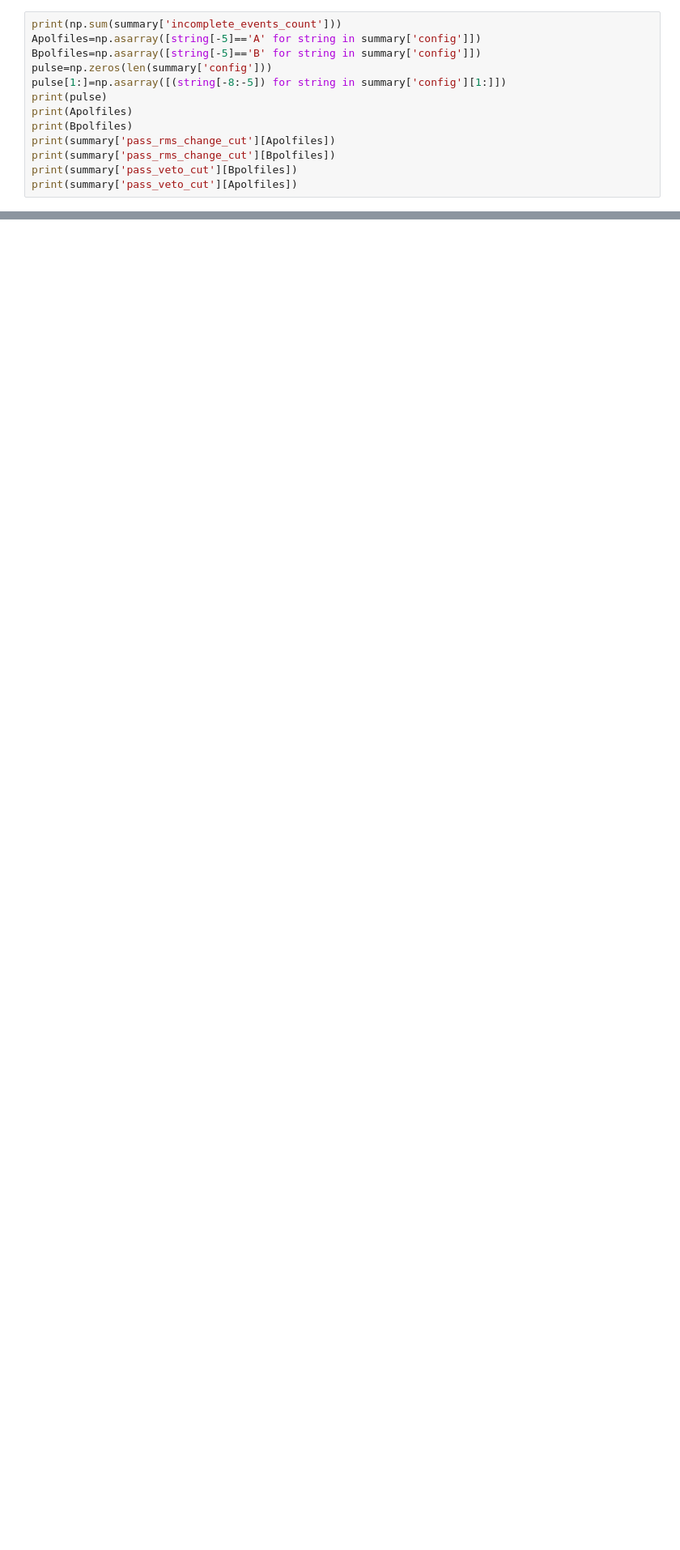
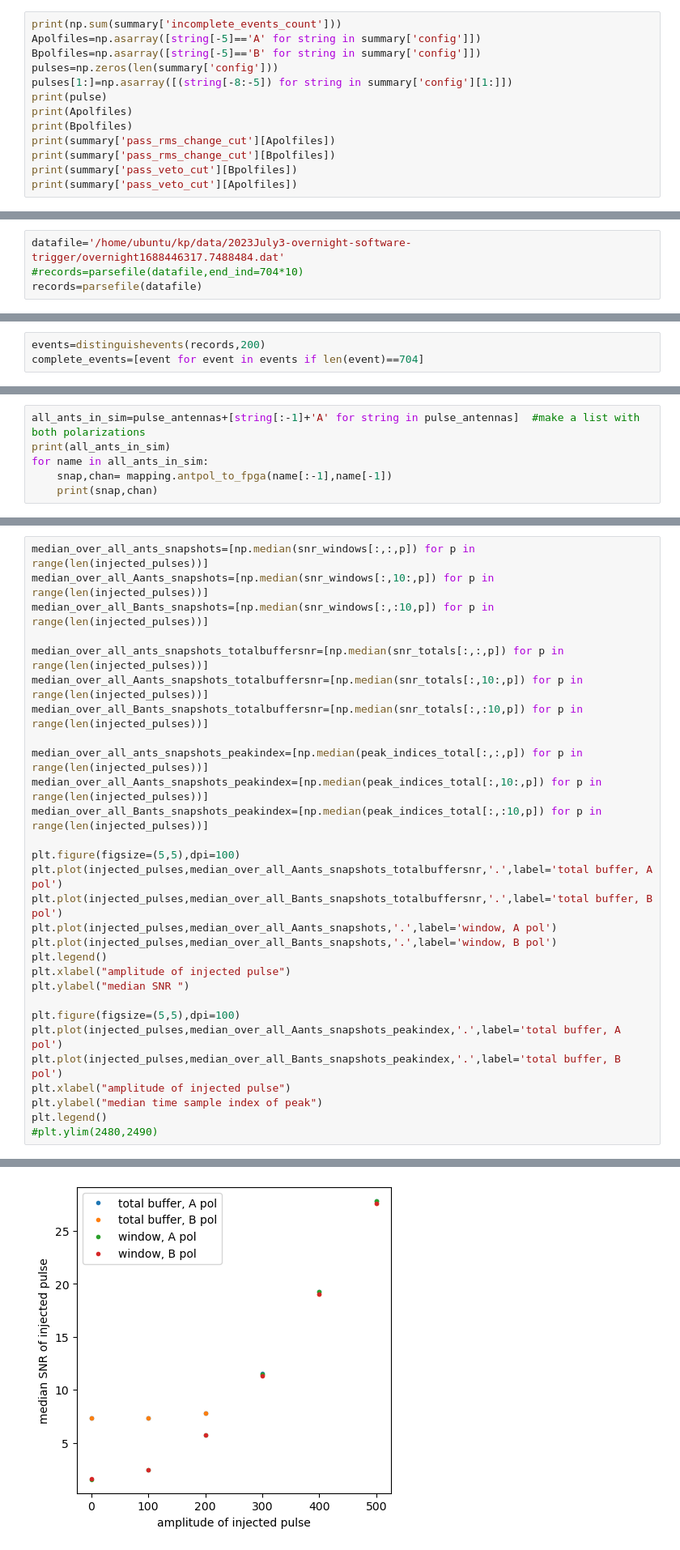
Before and after one commit to kathrynplant/lwa-cosmic-rays, a Jupyter notebook: Simulation_Results.ipynb, the cells around one changed output, grey strips where cells are left out. Shown at 81% size. Cells and saved outputs as stored; diff of their text form; blank space fills up the shorter version.

```diff
--- a/Simulation_Results.ipynb
+++ b/Simulation_Results.ipynb
@@ -48,8 +85,8 @@ for j,line in enumerate(all_lines):
 print(np.sum(summary['incomplete_events_count']))
 Apolfiles=np.asarray([string[-5]=='A' for string in summary['config']])
 Bpolfiles=np.asarray([string[-5]=='B' for string in summary['config']])
-pulse=np.zeros(len(summary['config']))
-pulse[1:]=np.asarray([(string[-8:-5]) for string in summary['config'][1:]])
+pulses=np.zeros(len(summary['config']))
+pulses[1:]=np.asarray([(string[-8:-5]) for string in summary['config'][1:]])
 print(pulse)
 print(Apolfiles)
 print(Bpolfiles)
@@ -122,0 +177,4 @@ Text(0.5, 1.0, 'Version 2 total cut')
+# %%
+datafile='/home/ubuntu/kp/data/2023July3-overnight-software-trigger/overnight1688446317.7488484.dat'
+#records=parsefile(datafile,end_ind=704*10)
+records=parsefile(datafile)
@@ -122,0 +206,3 @@ Text(0.5, 1.0, 'Version 2 total cut')
+# %%
+events=distinguishevents(records,200)
+complete_events=[event for event in events if len(event)==704]
@@ -122,0 +213,6 @@ Text(0.5, 1.0, 'Version 2 total cut')
+# %%
+all_ants_in_sim=pulse_antennas+[string[:-1]+'A' for string in pulse_antennas]  #make a list with both polarizations
+print(all_ants_in_sim)
+for name in all_ants_in_sim:
+    snap,chan= mapping.antpol_to_fpga(name[:-1],name[-1])
+    print(snap,chan)
@@ -122,0 +283,30 @@ Text(0.5, 1.0, 'Version 2 total cut')
+# %%
+median_over_all_ants_snapshots=[np.median(snr_windows[:,:,p]) for p in range(len(injected_pulses))]
+median_over_all_Aants_snapshots=[np.median(snr_windows[:,10:,p]) for p in range(len(injected_pulses))]
+median_over_all_Bants_snapshots=[np.median(snr_windows[:,:10,p]) for p in range(len(injected_pulses))]
+
+median_over_all_ants_snapshots_totalbuffersnr=[np.median(snr_totals[:,:,p]) for p in range(len(injected_pulses))]
+median_over_all_Aants_snapshots_totalbuffersnr=[np.median(snr_totals[:,10:,p]) for p in range(len(injected_pulses))]
+median_over_all_Bants_snapshots_totalbuffersnr=[np.median(snr_totals[:,:10,p]) for p in range(len(injected_pulses))]
+
+median_over_all_ants_snapshots_peakindex=[np.median(peak_indices_total[:,:,p]) for p in range(len(injected_pulses))]
+median_over_all_Aants_snapshots_peakindex=[np.median(peak_indices_total[:,10:,p]) for p in range(len(injected_pulses))]
+median_over_all_Bants_snapshots_peakindex=[np.median(peak_indices_total[:,:10,p]) for p in range(len(injected_pulses))]
+
+plt.figure(figsize=(5,5),dpi=100)
+plt.plot(injected_pulses,median_over_all_Aants_snapshots_totalbuffersnr,'.',label='total buffer, A pol')
+plt.plot(injected_pulses,median_over_all_Bants_snapshots_totalbuffersnr,'.',label='total buffer, B pol')
+plt.plot(injected_pulses,median_over_all_Aants_snapshots,'.',label='window, A pol')
+plt.plot(injected_pulses,median_over_all_Bants_snapshots,'.',label='window, B pol')
+plt.legend()
+plt.xlabel("amplitude of injected pulse")
+plt.ylabel("median SNR ")
+
+plt.figure(figsize=(5,5),dpi=100)
+plt.plot(injected_pulses,median_over_all_Aants_snapshots_peakindex,'.',label='total buffer, A pol')
+plt.plot(injected_pulses,median_over_all_Bants_snapshots_peakindex,'.',label='total buffer, B pol')
+plt.xlabel("amplitude of injected pulse")
+plt.ylabel("median time sample index of peak")
+plt.legend()
+#plt.ylim(2480,2490)
+# %% [output]
@@ -122,0 +314 @@ Text(0.5, 1.0, 'Version 2 total cut')
+[figure, added]
```
Also changed, not shown: parts of 21 cells of this notebook, 1 other file.
